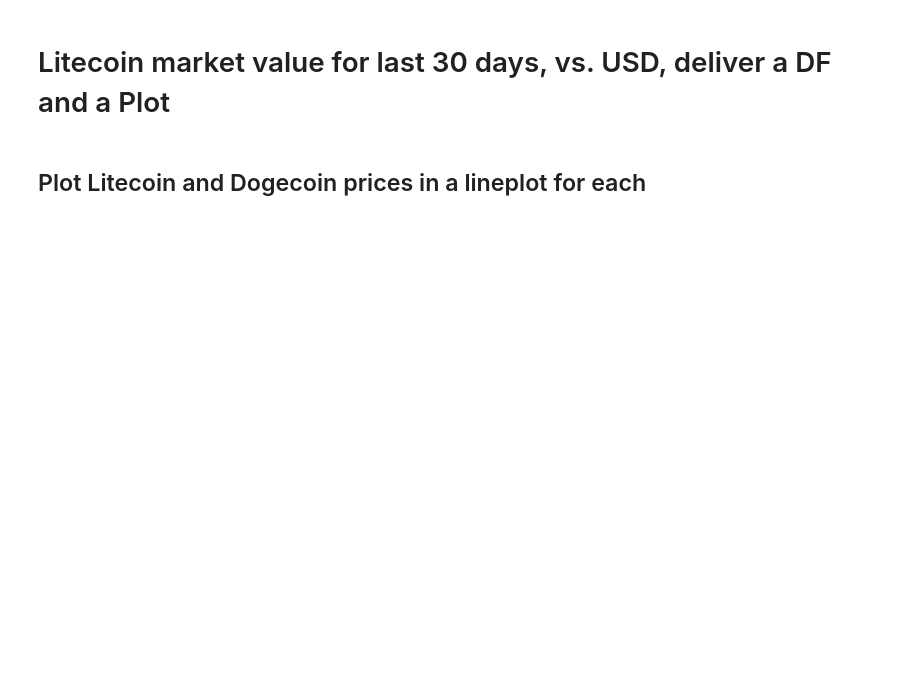
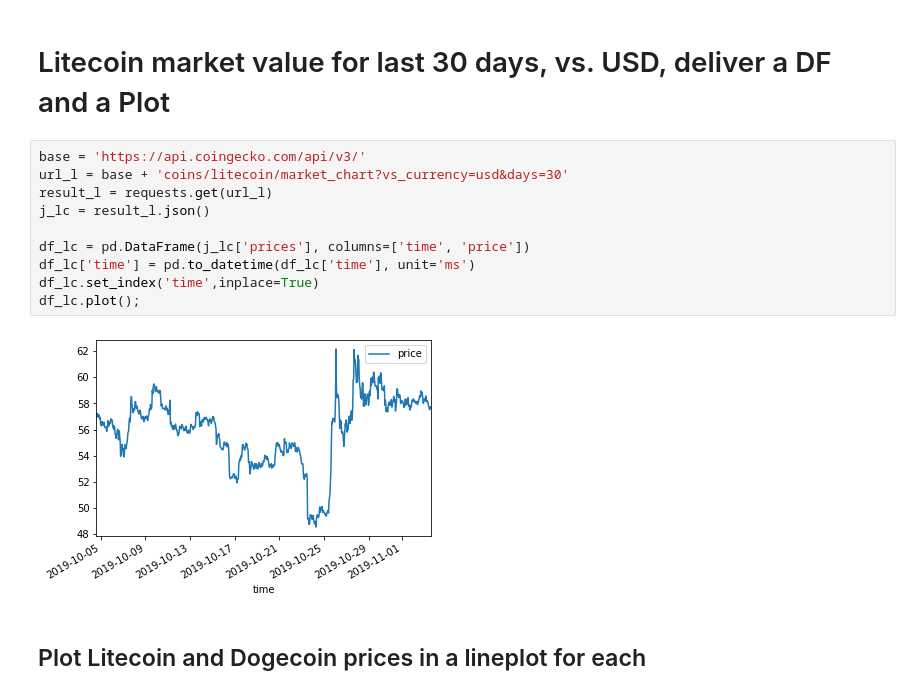
Before and after one commit to ironhack-datalabs/data-ber-10-19, a Jupyter notebook: module-1_labs/lab-coingecko-api/your code/main.ipynb, the cells around one changed output. Drawn from its saved outputs; the diff is of its cells as text; blank space fills up the shorter version.

```diff
--- a/module-1_labs/lab-coingecko-api/your code/main.ipynb
+++ b/module-1_labs/lab-coingecko-api/your code/main.ipynb
@@ -11,4 +26,16 @@ import matplotlib
 # %% [markdown]
 # Litecoin market value for last 30 days, vs. USD, deliver a DF and a Plot
+# %%
+base = 'https://api.coingecko.com/api/v3/'
+url_l = base + 'coins/litecoin/market_chart?vs_currency=usd&days=30'
+result_l = requests.get(url_l)
+j_lc = result_l.json()
+
+df_lc = pd.DataFrame(j_lc['prices'], columns=['time', 'price'])
+df_lc['time'] = pd.to_datetime(df_lc['time'], unit='ms')
+df_lc.set_index('time',inplace=True)
+df_lc.plot();
+# %% [output]
+[figure, added]
 # %% [markdown]
 ## Plot Litecoin and Dogecoin prices in a lineplot for each
```
Also changed, not shown: parts of 4 cells of this notebook, 3 other files.
